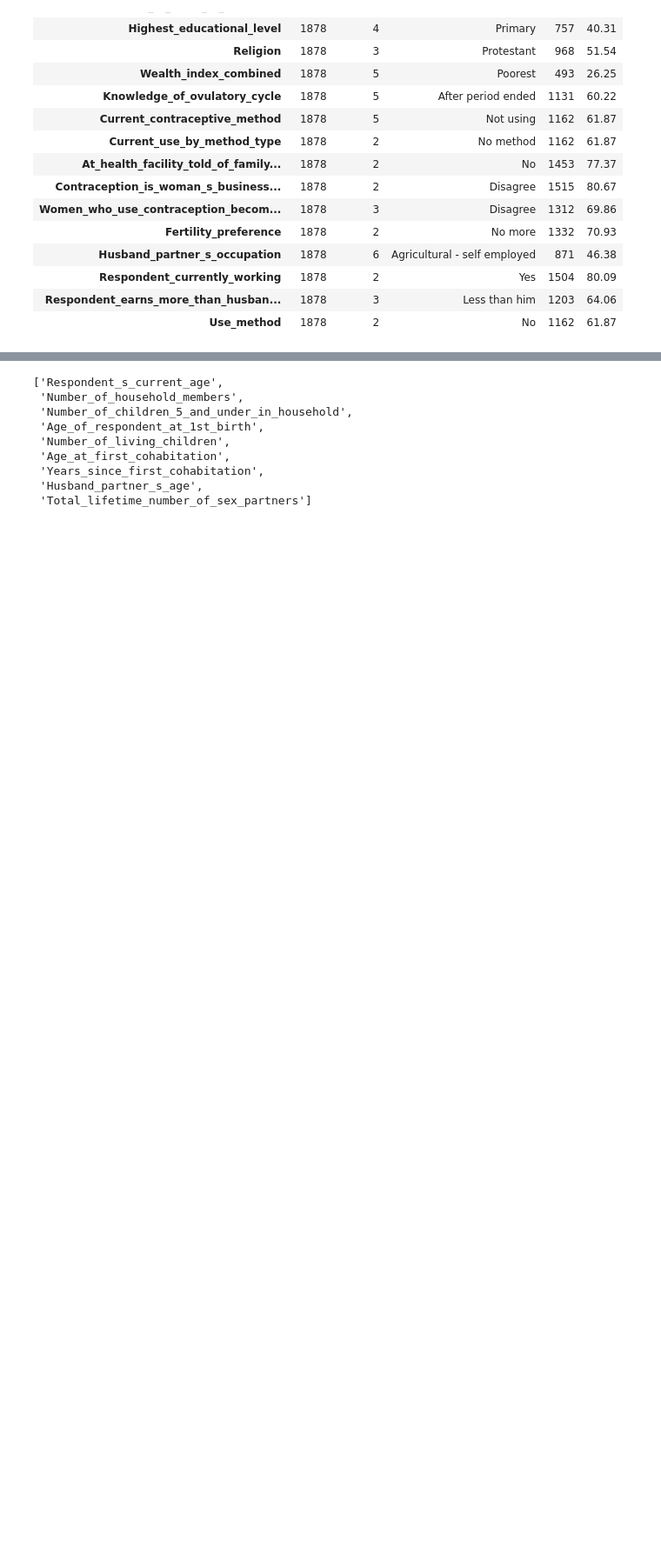
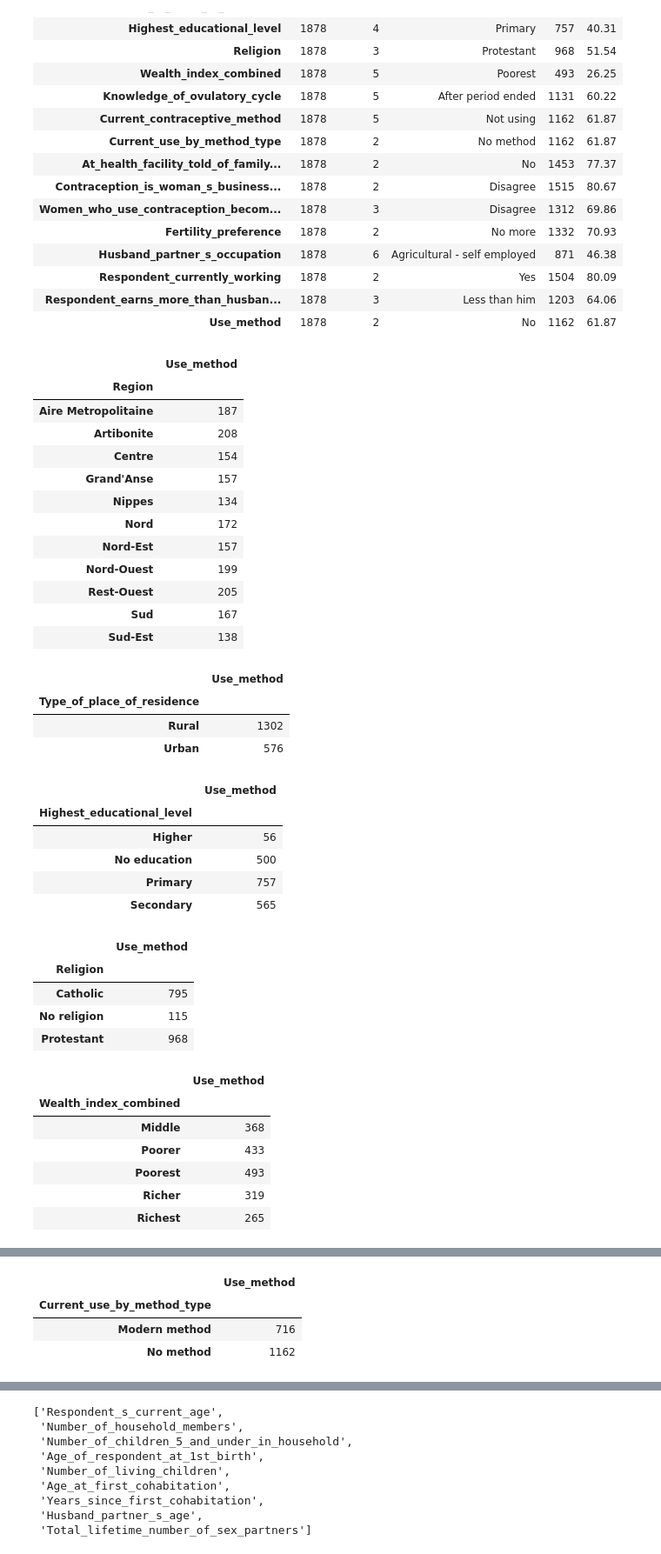
Before and after one commit to MMasson1988/Capstone-s-Project, a Jupyter notebook: Contraception_Project.ipynb, the cells around one changed output, grey strips where cells are left out. Shown at 87% size. Saved outputs shown, nothing was run; the diff lists cells and outputs as text; code cells hidden in the pictures; blank space fills up the shorter version.

```diff
--- a/Contraception_Project.ipynb
+++ b/Contraception_Project.ipynb
@@ -240,0 +341,40 @@ data
+# %%
+# Let's plot categoric variable
+for col in cat_cols:
+  display(custo(col))
+# %% [output]
+|  | Use_method |
+| Region |  |
+| Aire Metropolitaine | 187 |
+| Artibonite | 208 |
+| Centre | 154 |
+| Grand'Anse | 157 |
+| Nippes | 134 |
+| Nord | 172 |
+| Nord-Est | 157 |
+| Nord-Ouest | 199 |
+| Rest-Ouest | 205 |
+| Sud | 167 |
+| Sud-Est | 138 |
+|  | Use_method |
+| Type_of_place_of_residence |  |
+| Rural | 1302 |
+| Urban | 576 |
+|  | Use_method |
+| Highest_educational_level |  |
+| Higher | 56 |
+| No education | 500 |
+| Primary | 757 |
+| Secondary | 565 |
+|  | Use_method |
+| Religion |  |
+| Catholic | 795 |
+| No religion | 115 |
+| Protestant | 968 |
+|  | Use_method |
+| Wealth_index_combined |  |
+| Middle | 368 |
+| Poorer | 433 |
+| Poorest | 493 |
+| Richer | 319 |
+| Richest | 265 |
@@ -240,0 +395,4 @@ data
+|  | Use_method |
+| Current_use_by_method_type |  |
+| Modern method | 716 |
+| No method | 1162 |
```
Also changed, not shown: parts of 75 cells of this notebook.
